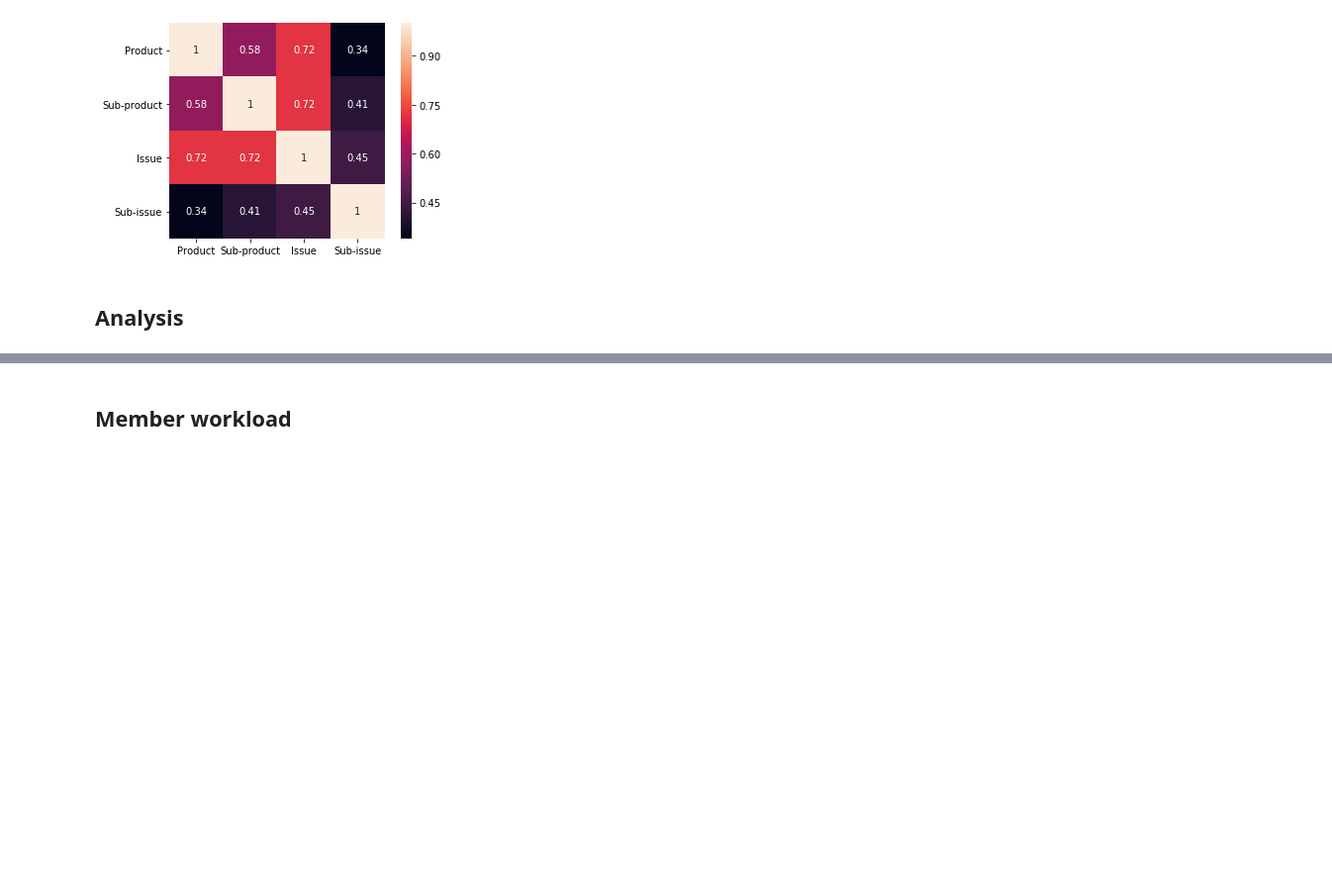
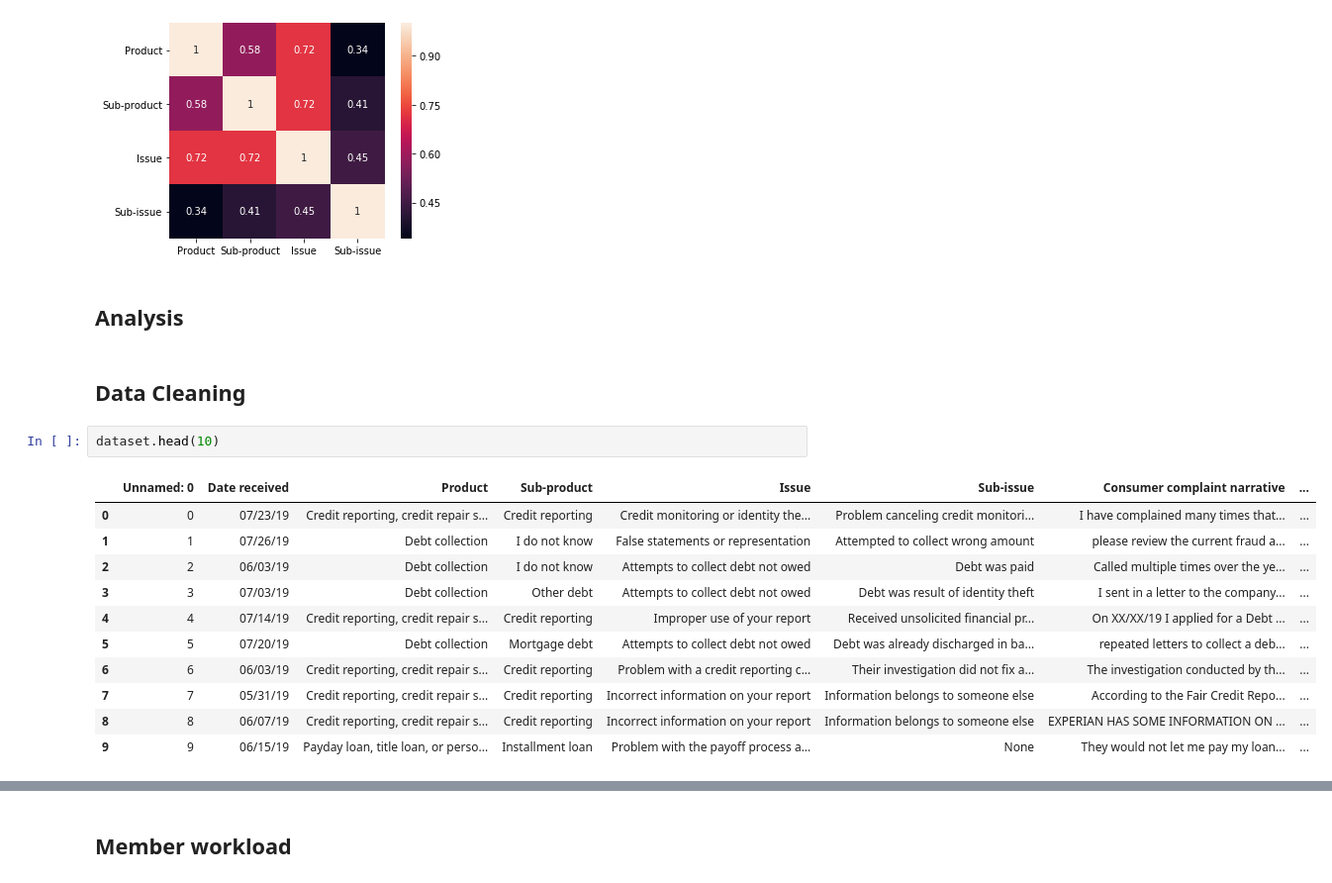
Before and after one commit to GillisWerrebrouck/UGent_Machine-Learning-Project, a Jupyter notebook: project-notebook.ipynb, the cells around one changed output, grey strips where cells are left out. Shown at 99% size. Cells and saved outputs as stored; diff of their text form; blank space fills up the shorter version.

```diff
--- a/project-notebook.ipynb
+++ b/project-notebook.ipynb
@@ -186,3 +186,19 @@ sns.heatmap(data=corr, annot=True, square=True)
 [figure]
 # %% [markdown]
 ## Analysis
+# %% [markdown]
+## Data Cleaning
+# %%
+dataset.head(10)
+# %% [output]
+|  | Unnamed: 0 | Date received | Product | Sub-product | Issue | Sub-issue | Consumer complaint narrative | ... |
+| 0 | 0 | 07/23/19 | Credit reporting, credit repair s... | Credit reporting | Credit monitoring or identity the... | Problem canceling credit monitori... | I have complained many times that... | ... |
+| 1 | 1 | 07/26/19 | Debt collection | I do not know | False statements or representation | Attempted to collect wrong amount | please review the current fraud a... | ... |
+| 2 | 2 | 06/03/19 | Debt collection | I do not know | Attempts to collect debt not owed | Debt was paid | Called multiple times over the ye... | ... |
+| 3 | 3 | 07/03/19 | Debt collection | Other debt | Attempts to collect debt not owed | Debt was result of identity theft | I sent in a letter to the company... | ... |
+| 4 | 4 | 07/14/19 | Credit reporting, credit repair s... | Credit reporting | Improper use of your report | Received unsolicited financial pr... | On XX/XX/19 I applied for a Debt ... | ... |
+| 5 | 5 | 07/20/19 | Debt collection | Mortgage debt | Attempts to collect debt not owed | Debt was already discharged in ba... | repeated letters to collect a deb... | ... |
+| 6 | 6 | 06/03/19 | Credit reporting, credit repair s... | Credit reporting | Problem with a credit reporting c... | Their investigation did not fix a... | The investigation conducted by th... | ... |
+| 7 | 7 | 05/31/19 | Credit reporting, credit repair s... | Credit reporting | Incorrect information on your report | Information belongs to someone else | According to the Fair Credit Repo... | ... |
+| 8 | 8 | 06/07/19 | Credit reporting, credit repair s... | Credit reporting | Incorrect information on your report | Information belongs to someone else | EXPERIAN HAS SOME INFORMATION ON ... | ... |
+| 9 | 9 | 06/15/19 | Payday loan, title loan, or perso... | Installment loan | Problem with the payoff process a... | None | They would not let me pay my loan... | ... |
```
Also changed, not shown: parts of 5 cells of this notebook.
